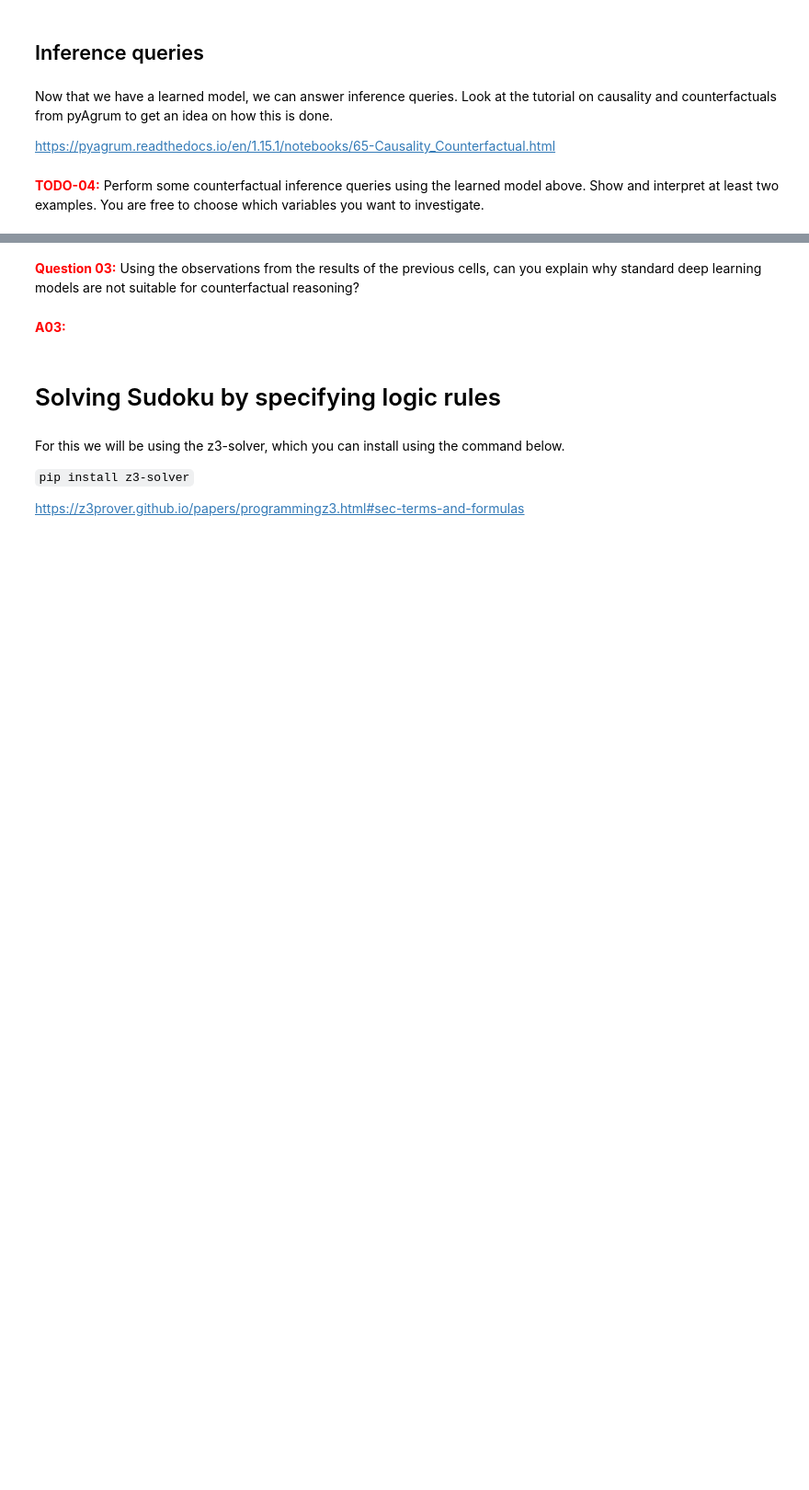
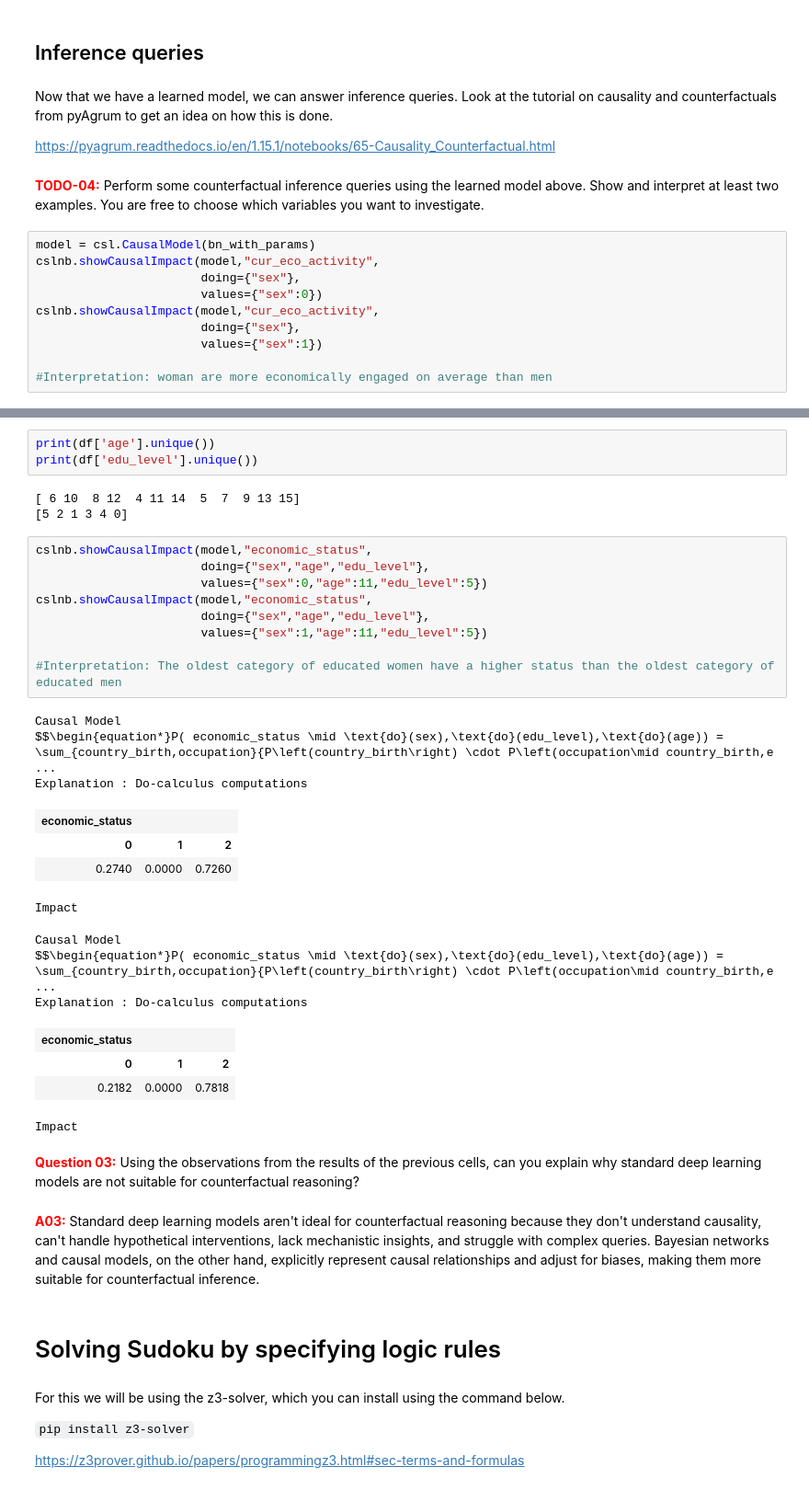
Before and after one commit to ningerdinger/KTAI1, a Jupyter notebook: Keytopics/Assignment1/1.4 - Knowledge based/1.4 - Knowledge Based AI.ipynb, the cells around one changed output, grey strips where cells are left out. Shown at 92% size. Drawn from its saved outputs; the diff is of its cells as text; blank space fills up the shorter version.

```diff
--- a/Keytopics/Assignment1/1.4 - Knowledge based/1.4 - Knowledge Based AI.ipynb
+++ b/Keytopics/Assignment1/1.4 - Knowledge based/1.4 - Knowledge Based AI.ipynb
@@ -163,3 +213,13 @@ Look at the tutorial on causality and counterfactuals from pyAgrum to get an ide
 https://pyagrum.readthedocs.io/en/1.15.1/notebooks/65-Causality_Counterfactual.html
 # %% [markdown]
 <span style='color:red'>**TODO-04:**</span> Perform some counterfactual inference queries using the learned model above. Show and interpret at least two examples. You are free to choose which variables you want to investigate.
+# %%
+model = csl.CausalModel(bn_with_params)
+cslnb.showCausalImpact(model,"cur_eco_activity",
+                       doing={"sex"},
+                       values={"sex":0})
+cslnb.showCausalImpact(model,"cur_eco_activity",
+                       doing={"sex"},
+                       values={"sex":1})
+
+#Interpretation: woman are more economically engaged on average than men
@@ -166,7 +229,37 @@ https://pyagrum.readthedocs.io/en/1.15.1/notebooks/65-Causality_Counterfactual.h
+# %%
+print(df['age'].unique())
+print(df['edu_level'].unique())
+# %% [output]
+[ 6 10  8 12  4 11 14  5  7  9 13 15]
+[5 2 1 3 4 0]
+# %%
+cslnb.showCausalImpact(model,"economic_status",
+                       doing={"sex","age","edu_level"},
+                       values={"sex":0,"age":11,"edu_level":5})
+cslnb.showCausalImpact(model,"economic_status",
+                       doing={"sex","age","edu_level"},
+                       values={"sex":1,"age":11,"edu_level":5})
+
+#Interpretation: The oldest category of educated women have a higher status than the oldest category of educated men
+# %% [output]
+Causal Model
+$$\begin{equation*}P( economic_status \mid \text{do}(sex),\text{do}(edu_level),\text{do}(age)) = \sum_{country_birth,occupation}{P\left(country_birth\right) \cdot P\left(occupation\mid country_birth,e ...
+Explanation : Do-calculus computations
+| economic_status |  |  |
+| 0 | 1 | 2 |
+| 0.2740 | 0.0000 | 0.7260 |
+Impact
+Causal Model
+$$\begin{equation*}P( economic_status \mid \text{do}(sex),\text{do}(edu_level),\text{do}(age)) = \sum_{country_birth,occupation}{P\left(country_birth\right) \cdot P\left(occupation\mid country_birth,e ...
+Explanation : Do-calculus computations
+| economic_status |  |  |
+| 0 | 1 | 2 |
+| 0.2182 | 0.0000 | 0.7818 |
+Impact
 # %% [markdown]
 <span style='color:red'>**Question 03:**</span> Using the observations from the results of the previous cells, can you explain why standard deep learning models are not suitable for counterfactual reasoning?
 # %% [markdown]
-<span style='color:red'>**A03:**</span>
+<span style='color:red'>**A03:**</span> Standard deep learning models aren't ideal for counterfactual reasoning because they don't understand causality, can't handle hypothetical interventions, lack mechanistic insights, and struggle with complex queries. Bayesian networks and causal models, on the other hand, explicitly represent causal relationships and adjust for biases, making them more suitable for counterfactual inference.
 # %% [markdown]
 # Solving Sudoku by specifying logic rules
 # %% [markdown]
```
Also changed, not shown: parts of 8 cells of this notebook.
